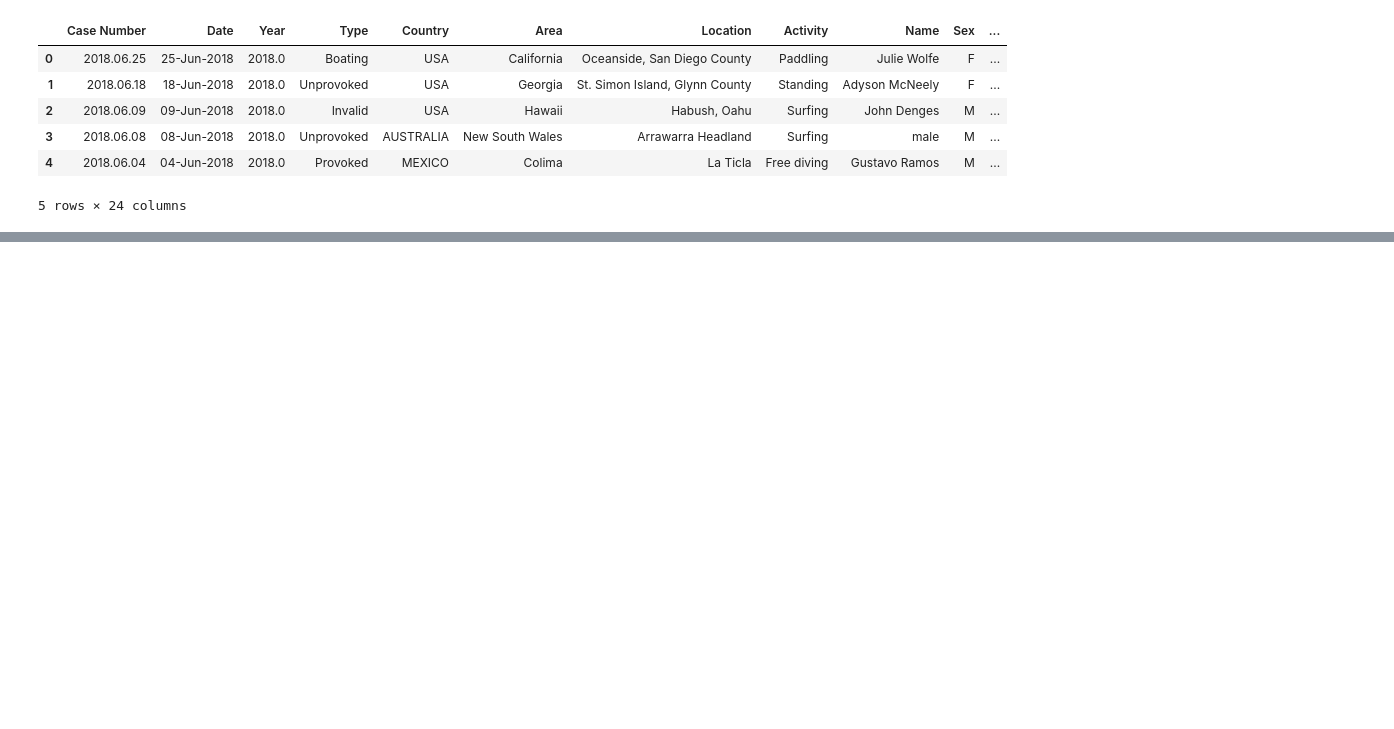
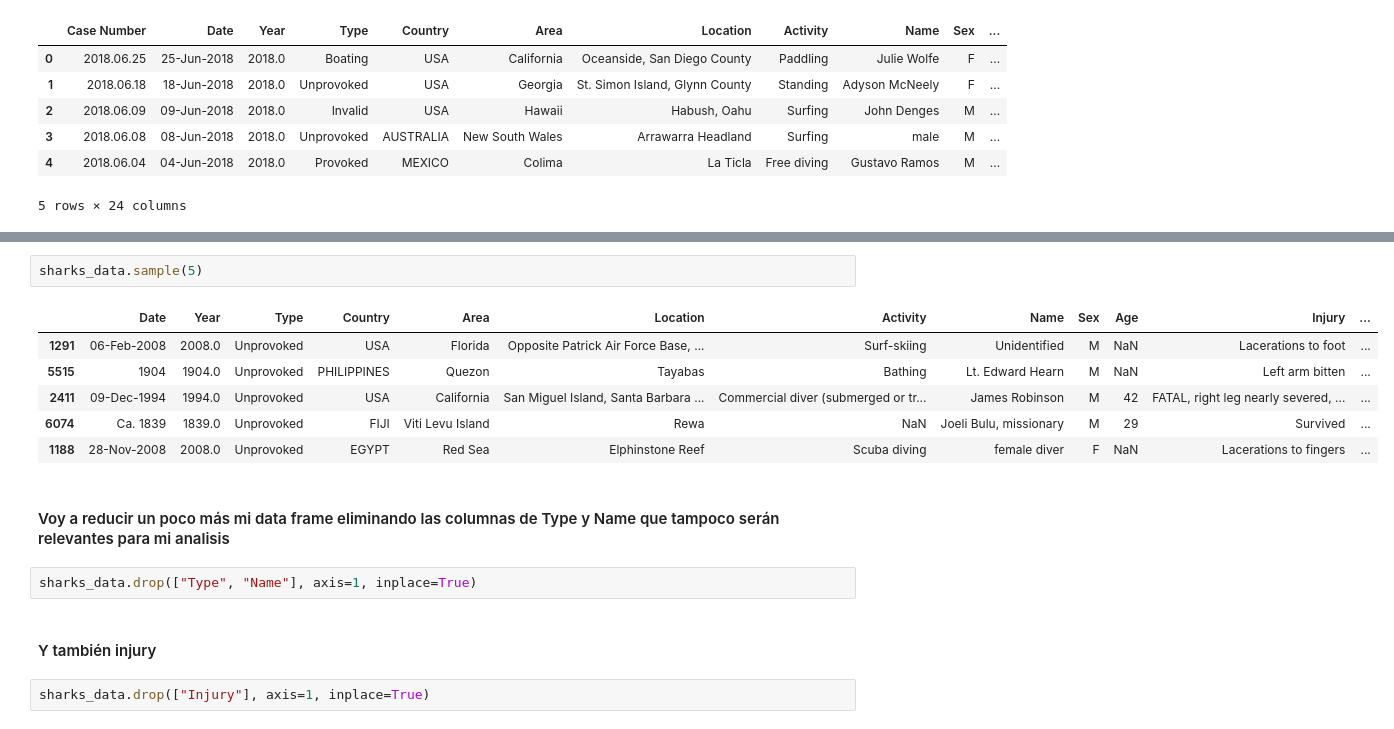
Before and after one commit to alvarogb1919/data-cleaning-pandas, a Jupyter notebook: clean.ipynb, the cells around one changed output, grey strips where cells are left out. Cells and saved outputs as stored; diff of their text form; blank space fills up the shorter version.

```diff
--- a/clean.ipynb
+++ b/clean.ipynb
@@ -15,0 +122,17 @@ sharks_data.head()
+# %%
+sharks_data.sample(5)
+# %% [output]
+|  | Date | Year | Type | Country | Area | Location | Activity | Name | Sex | Age | Injury | ... |
+| 1291 | 06-Feb-2008 | 2008.0 | Unprovoked | USA | Florida | Opposite Patrick Air Force Base, ... | Surf-skiing | Unidentified | M | NaN | Lacerations to foot | ... |
+| 5515 | 1904 | 1904.0 | Unprovoked | PHILIPPINES | Quezon | Tayabas | Bathing | Lt. Edward Hearn | M | NaN | Left arm bitten | ... |
+| 2411 | 09-Dec-1994 | 1994.0 | Unprovoked | USA | California | San Miguel Island, Santa Barbara ... | Commercial diver (submerged or tr... | James Robinson | M | 42 | FATAL, right leg nearly severed, ... | ... |
+| 6074 | Ca. 1839 | 1839.0 | Unprovoked | FIJI | Viti Levu Island | Rewa | NaN | Joeli Bulu, missionary | M | 29 | Survived | ... |
+| 1188 | 28-Nov-2008 | 2008.0 | Unprovoked | EGYPT | Red Sea | Elphinstone Reef | Scuba diving | female diver | F | NaN | Lacerations to fingers | ... |
+# %% [markdown]
+#### Voy a reducir un poco más mi data frame eliminando las columnas de Type y Name que tampoco serán relevantes para mi analisis
+# %%
+sharks_data.drop(["Type", "Name"], axis=1, inplace=True)
+# %% [markdown]
+#### Y también injury
+# %%
+sharks_data.drop(["Injury"], axis=1, inplace=True)
```
Also changed, not shown: parts of 27 cells of this notebook, 3 other files.
